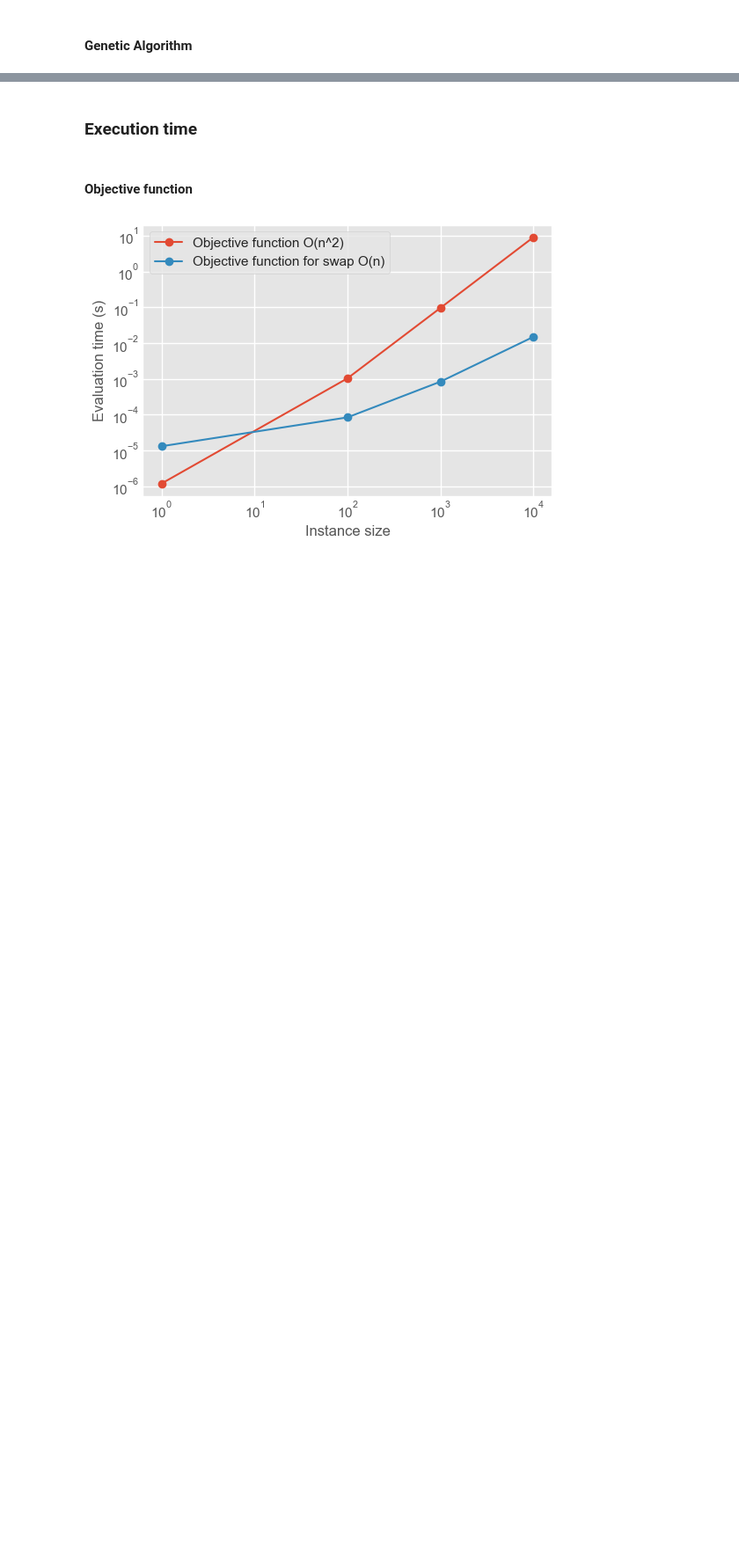
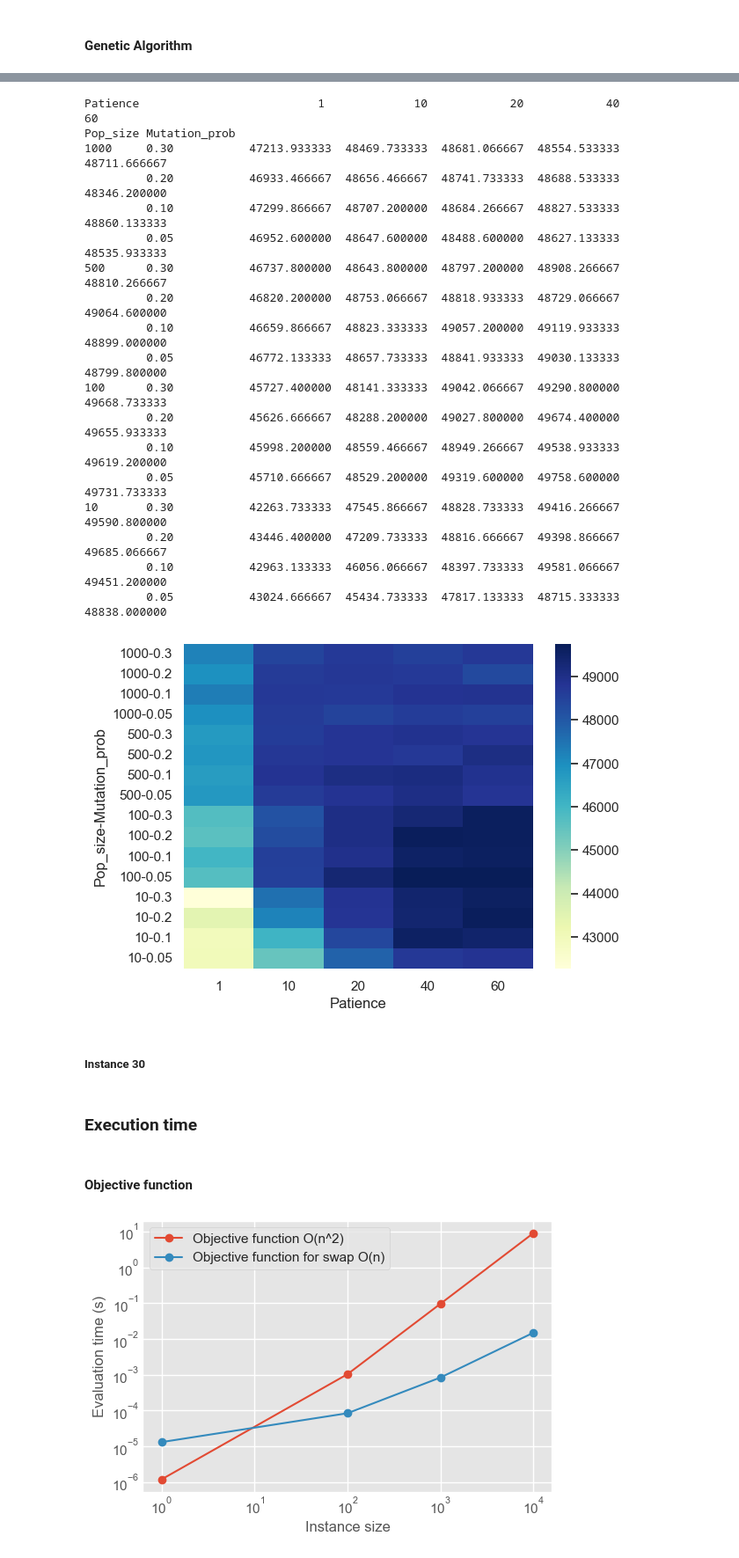
Before and after one commit to usainzg/search-heuristics, a Jupyter notebook: LOP_Naroa_Unai.ipynb, the cells around one changed output, grey strips where cells are left out. Shown: that part at 88% size. Cells and saved outputs as stored; diff of their text form; code cells hidden in the pictures; blank space fills up the shorter version.

```diff
--- a/LOP_Naroa_Unai.ipynb
+++ b/LOP_Naroa_Unai.ipynb
@@ -736,7 +725,7 @@ print(datos)
 # %% [markdown]
 #### Genetic Algorithm
 # %%
-max_evals = 25000
+ax_evals = 20000
 population_size = [10, 100, 500, 1000]
-mutation_prob = [0.05, 0.1, 0.3, 0.5]
-max_patiences = [1, 10, 20, 30, 50]
+mutation_prob = [0.05, 0.1, 0.2, 0.3]
+max_patiences = [10, 20, 40, 60]
@@ -754,10 +745,10 @@ for pop_s in population_size:
         for patience in max_patiences:
             time_list = []
             fit_l = []
-            for i in range(20):
+            for i in range(N_RUNS):
                 start = time()
                 (fitness, sol, evals) = genetic_algorithm(
-                    instance,
+                    instance_20,
                     evals=max_evals,
                     population_size=pop_s,
                     mutation_prob=mut_p,
@@ -785,0 +795,42 @@ for pop_s in population_size:
+# %%
+datos = pd.DataFrame(
+    {
+        "Pop_size": list_populations_size,
+        "Mutation_prob": list_mutation_prob,
+        "Patience": list_patiences,
+        "Average fitness": list_avg_fit,
+    }
+)
+datos.sort_values(by=['Average fitness'], inplace=True, ascending=False)
+datos = datos.pivot(
+    index=["Pop_size", "Mutation_prob"],
+    columns=[
+        "Patience",
+    ],
+    values="Average fitness",
+)
+datos.sort_index(axis=0, ascending=False, inplace=True)
+sns.heatmap(datos, fmt=".3f", cmap="YlGnBu")
+print(datos)
+# %% [output]
+Patience                          1             10            20            40            60
+Pop_size Mutation_prob
+1000     0.30           47213.933333  48469.733333  48681.066667  48554.533333  48711.666667
+         0.20           46933.466667  48656.466667  48741.733333  48688.533333  48346.200000
+         0.10           47299.866667  48707.200000  48684.266667  48827.533333  48860.133333
+         0.05           46952.600000  48647.600000  48488.600000  48627.133333  48535.933333
+500      0.30           46737.800000  48643.800000  48797.200000  48908.266667  48810.266667
+         0.20           46820.200000  48753.066667  48818.933333  48729.066667  49064.600000
+         0.10           46659.866667  48823.333333  49057.200000  49119.933333  48899.000000
+         0.05           46772.133333  48657.733333  48841.933333  49030.133333  48799.800000
+100      0.30           45727.400000  48141.333333  49042.066667  49290.800000  49668.733333
+         0.20           45626.666667  48288.200000  49027.800000  49674.400000  49655.933333
+         0.10           45998.200000  48559.466667  48949.266667  49538.933333  49619.200000
+         0.05           45710.666667  48529.200000  49319.600000  49758.600000  49731.733333
+10       0.30           42263.733333  47545.866667  48828.733333  49416.266667  49590.800000
+         0.20           43446.400000  47209.733333  48816.666667  49398.866667  49685.066667
+         0.10           42963.133333  46056.066667  48397.733333  49581.066667  49451.200000
+         0.05           43024.666667  45434.733333  47817.133333  48715.333333  48838.000000
+[figure, added]
+# %% [markdown]
+##### Instance 30
```
Also changed, not shown: parts of 20 cells of this notebook.
